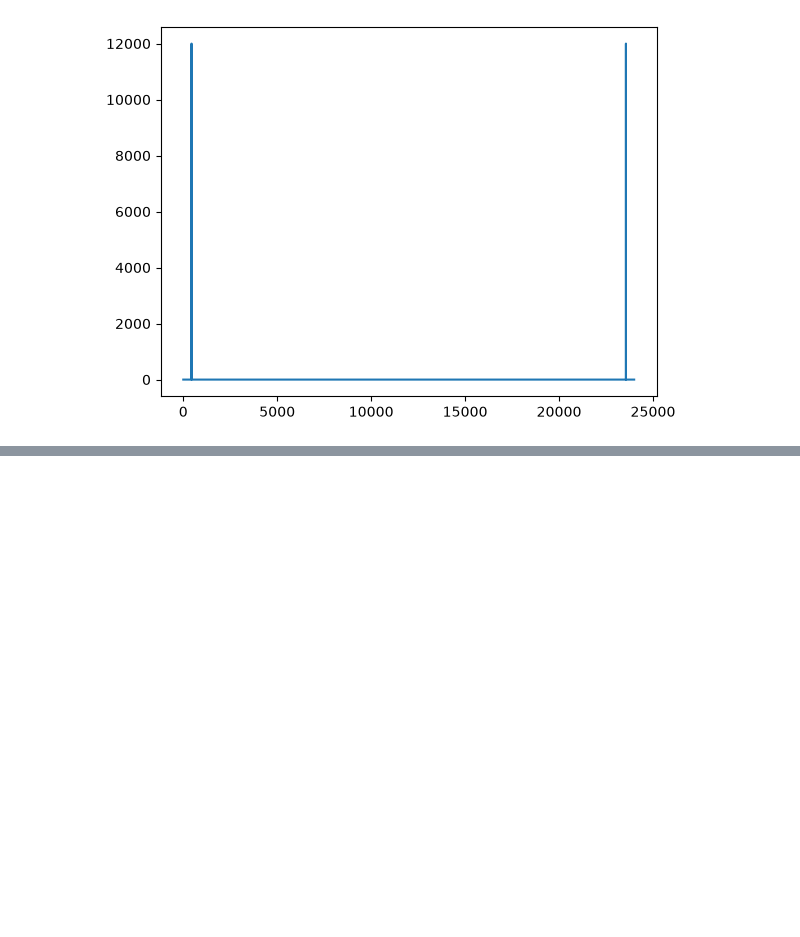
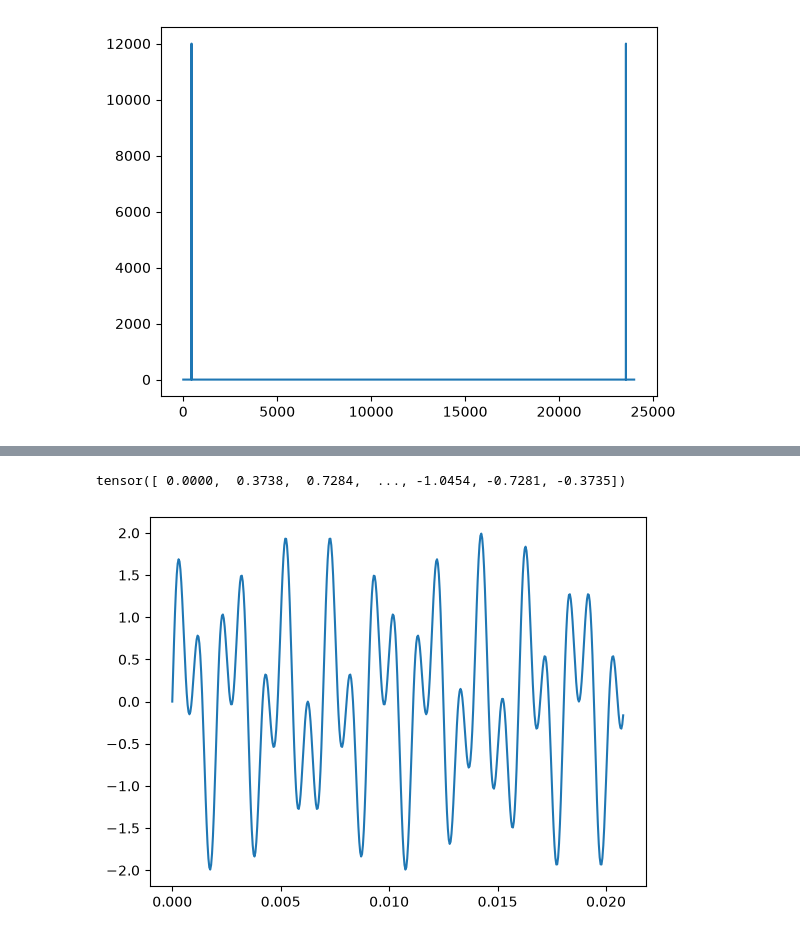
Before and after one commit to peterbull/theogradz, a Jupyter notebook: python/nbs/202060715_tts_tokenizer.ipynb, the cells around one changed output, grey strips where cells are left out. Cells and saved outputs as stored; diff of their text form; code cells hidden in the pictures; blank space fills up the shorter version.

```diff
--- a/python/nbs/202060715_tts_tokenizer.ipynb
+++ b/python/nbs/202060715_tts_tokenizer.ipynb
@@ -81,0 +98,14 @@ plt.plot(magnitude)
+# %%
+freq1 = 440
+freq2 = 1000
+
+signal2 = torch.sin(2 * torch.pi * freq1 * t) + torch.sin(2 * torch.pi * freq2 * t)
+# %%
+signal2
+# %% [output]
+tensor([ 0.0000,  0.3738,  0.7284,  ..., -1.0454, -0.7281, -0.3735])
+# %%
+plt.plot(t[:500], signal2[:500])
+plt.show()
+# %% [output]
+[figure, added]
```
Also changed, not shown: parts of 9 cells of this notebook.
